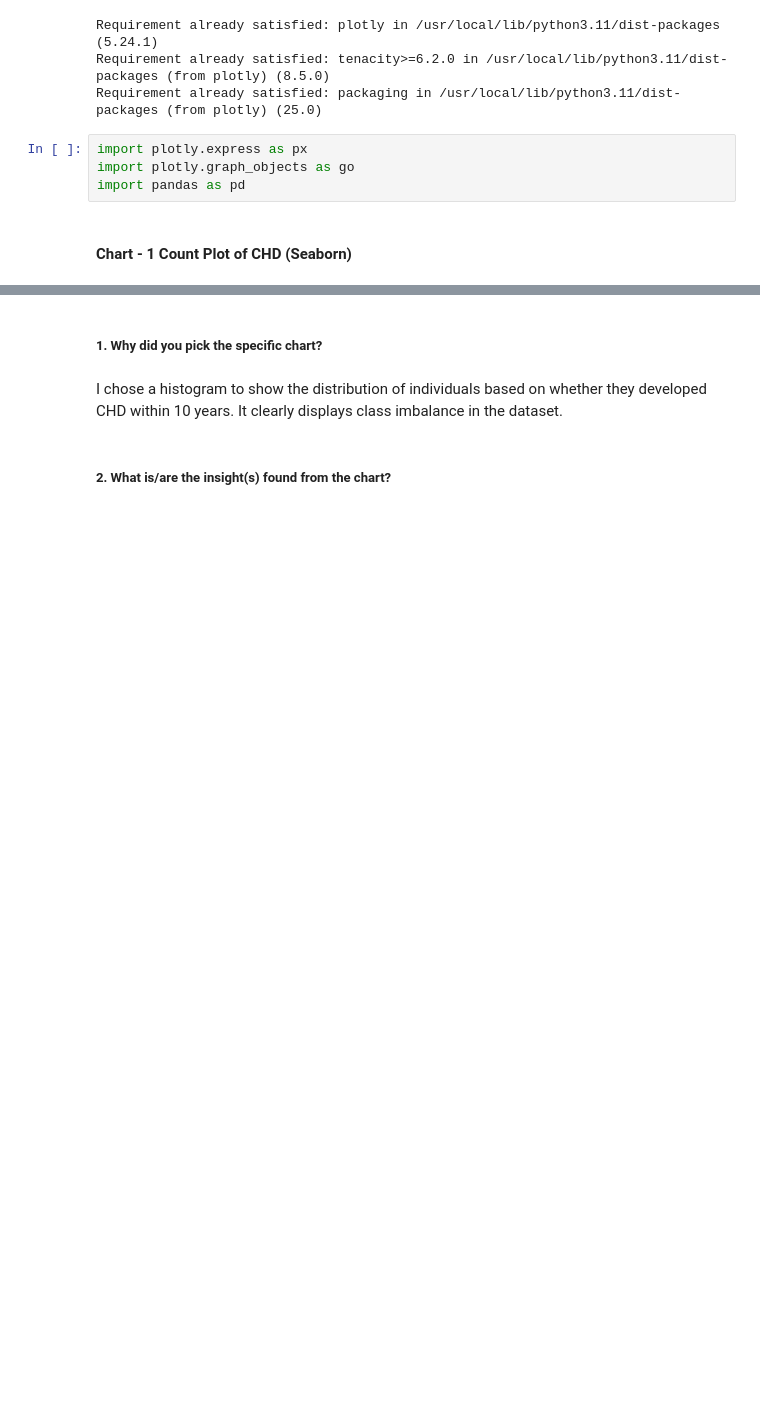
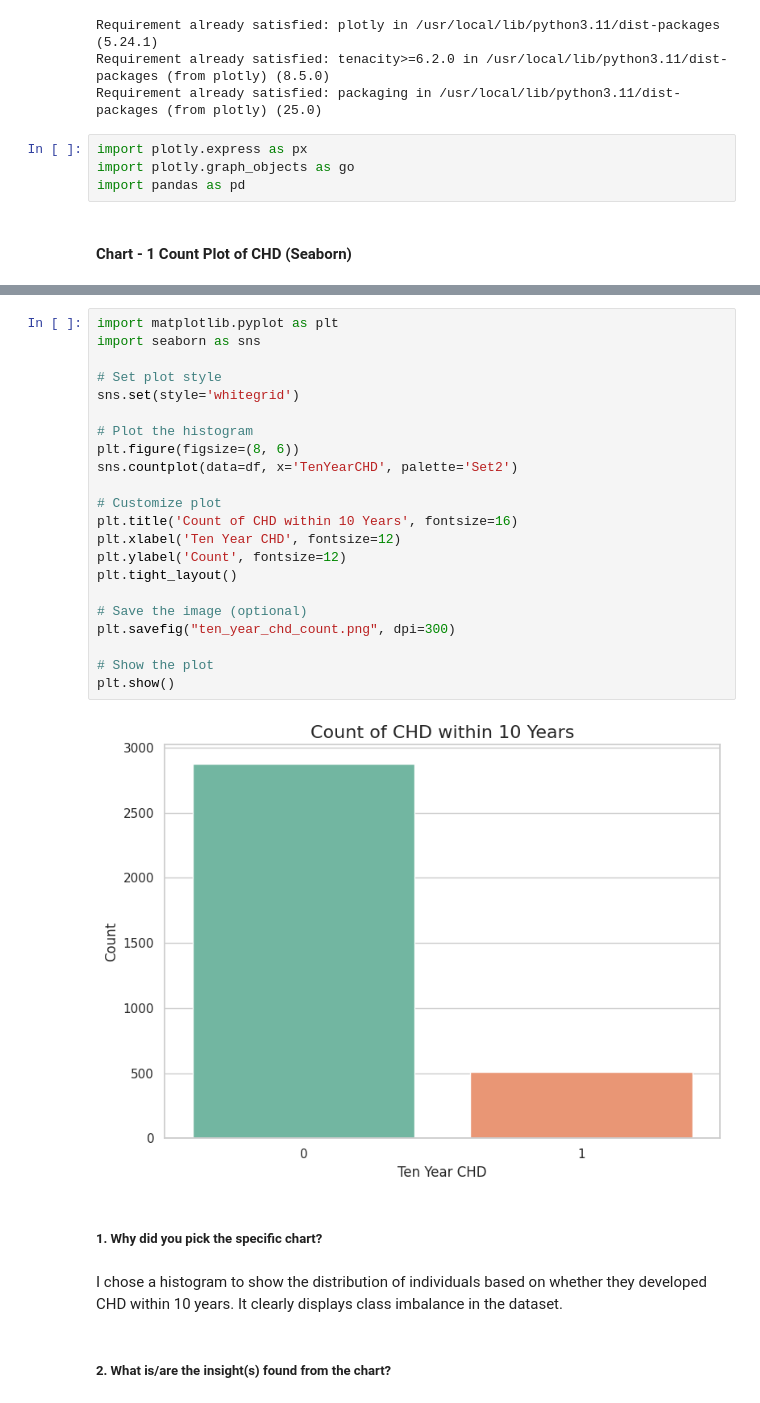
Before and after one commit to Aanya05gautam/Cardiovascular-Risk-Prediction-, a Jupyter notebook: Cardiovascular_Risk_Prediction_.ipynb, the cells around one changed output, grey strips where cells are left out. Saved outputs shown, nothing was run; the diff lists cells and outputs as text; blank space fills up the shorter version.

```diff
--- a/Cardiovascular_Risk_Prediction_.ipynb
+++ b/Cardiovascular_Risk_Prediction_.ipynb
@@ -490,3 +464,27 @@ fig.show()
+# %%
+import matplotlib.pyplot as plt
+import seaborn as sns
+
+# Set plot style
+sns.set(style='whitegrid')
+
+# Plot the histogram
+plt.figure(figsize=(8, 6))
+sns.countplot(data=df, x='TenYearCHD', palette='Set2')
+
+# Customize plot
+plt.title('Count of CHD within 10 Years', fontsize=16)
+plt.xlabel('Ten Year CHD', fontsize=12)
+plt.ylabel('Count', fontsize=12)
+plt.tight_layout()
+
+# Save the image (optional)
+plt.savefig("ten_year_chd_count.png", dpi=300)
+
+# Show the plot
+plt.show()
+# %% [output]
+[figure, added]
 # %% [markdown]
 ##### 1. Why did you pick the specific chart?
 # %% [markdown]
```
Also changed, not shown: parts of 29 cells of this notebook.
